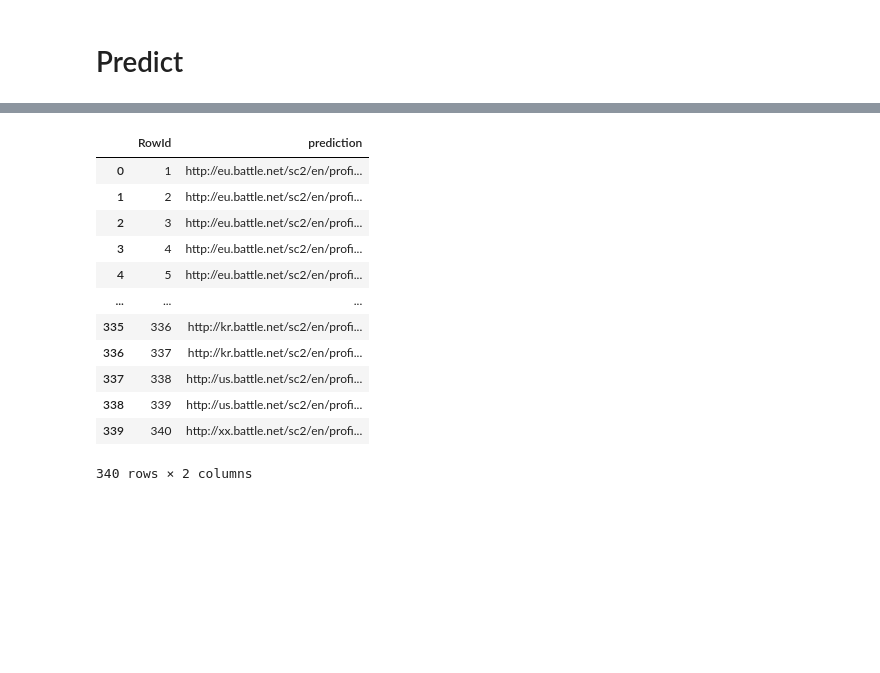
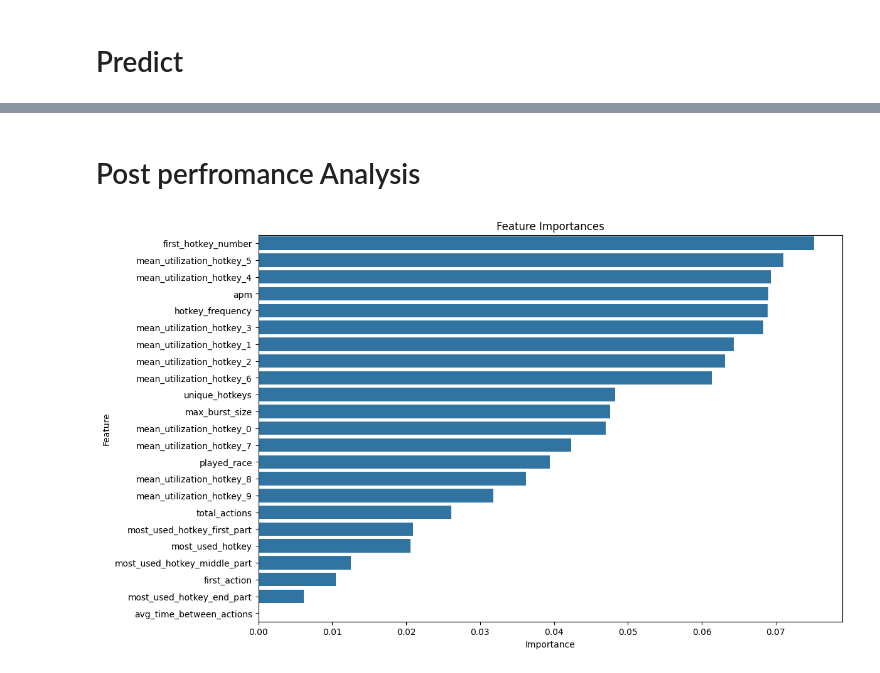
Before and after one commit to fasfous92/INStarCraft2, a Jupyter notebook: src/claude.ipynb, the cells around one changed output, grey strips where cells are left out. Saved outputs shown, nothing was run; the diff lists cells and outputs as text; code cells hidden in the pictures; blank space fills up the shorter version.

```diff
--- a/src/claude.ipynb
+++ b/src/claude.ipynb
@@ -450,0 +534,15 @@ RandomForestClassifier(bootstrap=False, max_depth=30, n_estimators=250,
+# %%
+# Define the model using the best parameters
+best_rf_model = RandomForestClassifier(bootstrap=False, max_depth=30, n_estimators=250,
+                       random_state=42)
+
+X = df_res.drop(columns=['player_id'])  # Remplacez 'target' par votre colonne cible
+y = df_res['player_id']  # Remplacez 'target' par votre colonne cible
+
+
+# # Split the data into training and validation sets
+# X_train, X_tmp, y_train, y_tmp = train_test_split(X, y, test_size=0.2, random_state=42)
+# X_test,X_val,y_test,y_val = train_test_split(X_tmp, y_tmp, test_size=0.5, random_state=42)
+# # Fit the model
+# # Fit the model
+best_rf_model.fit(X, y)
@@ -512,18 +581,20 @@ prediction_df = prediction_df[['RowId', 'prediction']]
-# %%
-prediction_df
-# %% [output]
-|  | RowId | prediction |
-| 0 | 1 | http://eu.battle.net/sc2/en/profi... |
-| 1 | 2 | http://eu.battle.net/sc2/en/profi... |
-| 2 | 3 | http://eu.battle.net/sc2/en/profi... |
-| 3 | 4 | http://eu.battle.net/sc2/en/profi... |
-| 4 | 5 | http://eu.battle.net/sc2/en/profi... |
-| ... | ... | ... |
-| 335 | 336 | http://kr.battle.net/sc2/en/profi... |
-| 336 | 337 | http://kr.battle.net/sc2/en/profi... |
-| 337 | 338 | http://us.battle.net/sc2/en/profi... |
-| 338 | 339 | http://us.battle.net/sc2/en/profi... |
-| 339 | 340 | http://xx.battle.net/sc2/en/profi... |
-340 rows × 2 columns
 # %%
 prediction_df.to_csv('submission.csv', index=False, header=True)
+# %% [markdown]
+# Post perfromance Analysis
+# %%
+# Get feature importances from the trained model
+importances = best_rf_model.feature_importances_
+
+# Create a DataFrame for better visualization
+feature_importances = pd.DataFrame({'Feature': X.columns, 'Importance': importances})
+
+# Sort the DataFrame by importance
+feature_importances = feature_importances.sort_values(by='Importance', ascending=False)
+# Plot the feature importances
+plt.figure(figsize=(12, 8))
+sns.barplot(x='Importance', y='Feature', data=feature_importances)
+plt.title('Feature Importances')
+plt.show()
+# %% [output]
+[figure, added]
```
Also changed, not shown: parts of 26 cells of this notebook, 1 other file.
